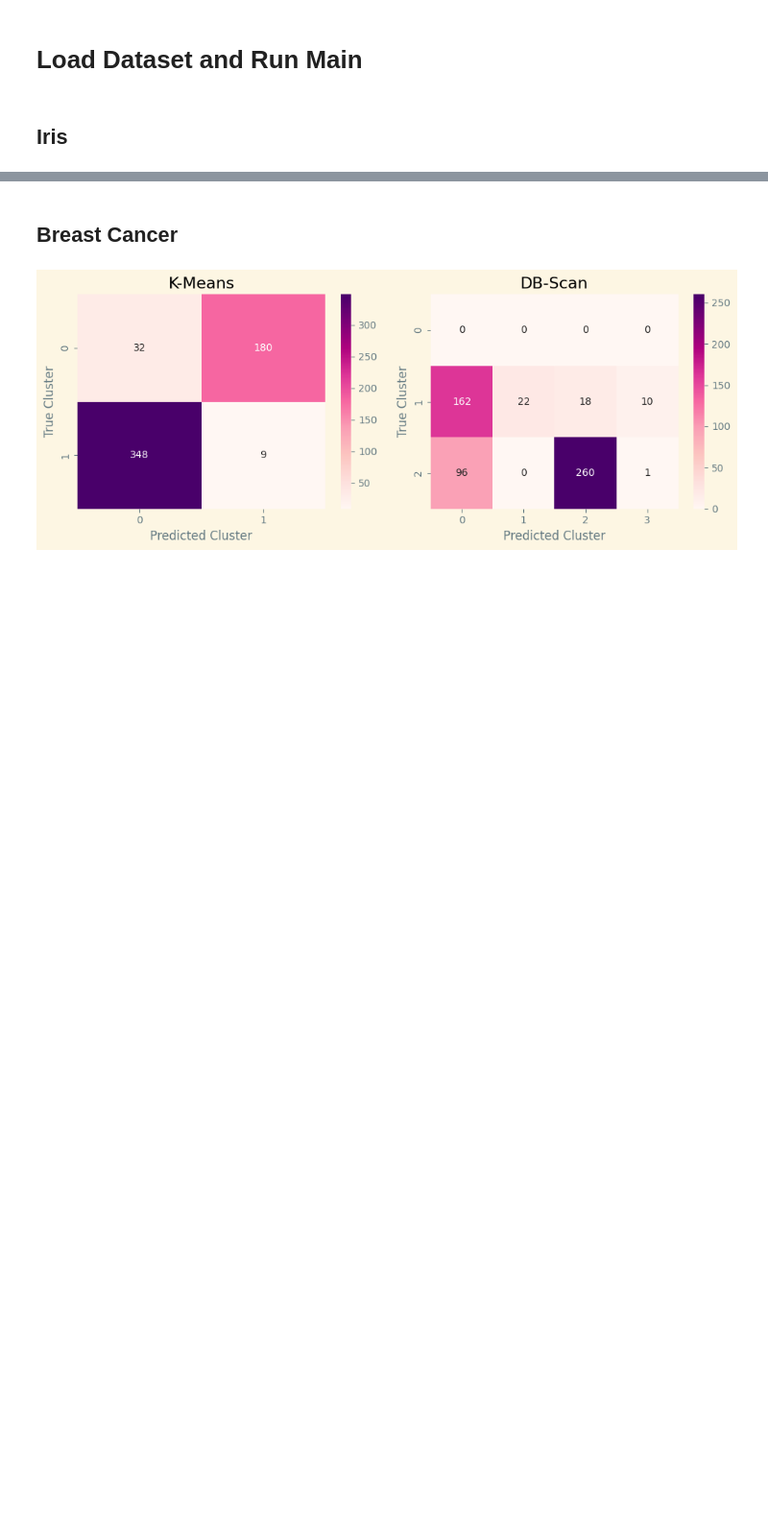
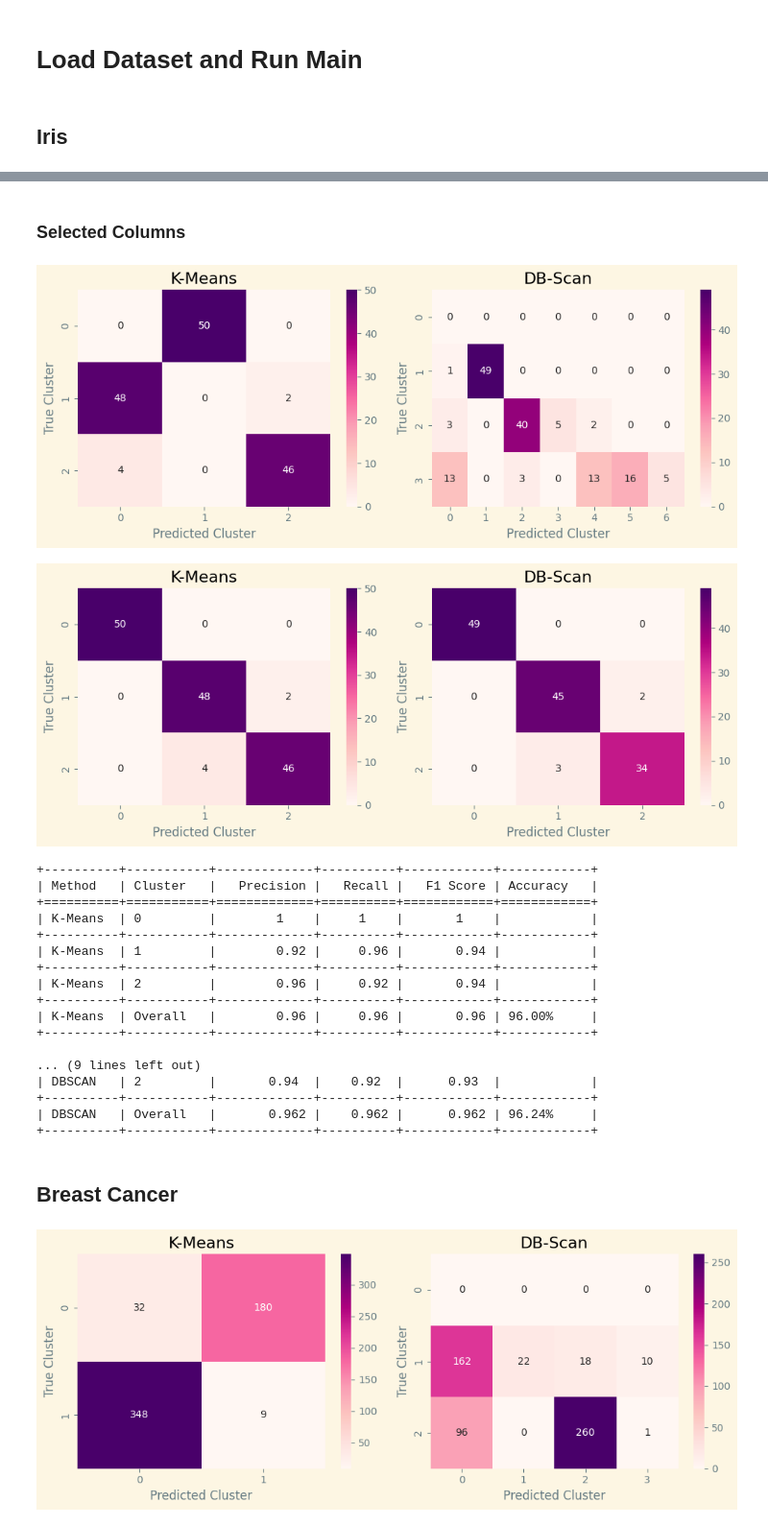
Before and after one commit to RezaTaheri01/my-ml-journey, a Jupyter notebook: Codes/ml_0004_clustering_classification_metrics_functional.ipynb, the cells around one changed output, grey strips where cells are left out. Shown at 96% size. Cells and saved outputs as stored; diff of their text form; code cells hidden in the pictures; blank space fills up the shorter version.

```diff
--- a/Codes/ml_0004_clustering_classification_metrics_functional.ipynb
+++ b/Codes/ml_0004_clustering_classification_metrics_functional.ipynb
@@ -225,6 +227,30 @@ main(X=X1, y_true=y1.to_numpy(), k=len(np.unique(y1)), eps=0.128)
 +----------+-----------+-------------+----------+------------+------------+
 | DBSCAN   | Overall   |       0.974 |    0.974 |      0.974 | 97.41%     |
 +----------+-----------+-------------+----------+------------+------------+
+# %% [markdown]
+### Selected Columns
+# %%
+main(X=X1.iloc[:, [2, 3]], y_true=y1.to_numpy(), k=len(np.unique(y1)), eps=0.0525, norm_model=MinMaxScaler())
+# %% [output]
+[figure, added]
+[figure, added]
++----------+-----------+-------------+----------+------------+------------+
+| Method   | Cluster   |   Precision |   Recall |   F1 Score | Accuracy   |
++==========+===========+=============+==========+============+============+
+| K-Means  | 0         |        1    |     1    |       1    |            |
++----------+-----------+-------------+----------+------------+------------+
+| K-Means  | 1         |        0.92 |     0.96 |       0.94 |            |
++----------+-----------+-------------+----------+------------+------------+
+| K-Means  | 2         |        0.96 |     0.92 |       0.94 |            |
++----------+-----------+-------------+----------+------------+------------+
+| K-Means  | Overall   |        0.96 |     0.96 |       0.96 | 96.00%     |
++----------+-----------+-------------+----------+------------+------------+
+
+... (9 lines left out)
+| DBSCAN   | 2         |       0.94  |    0.92  |      0.93  |            |
++----------+-----------+-------------+----------+------------+------------+
+| DBSCAN   | Overall   |       0.962 |    0.962 |      0.962 | 96.24%     |
++----------+-----------+-------------+----------+------------+------------+
 # %% [markdown]
 ## Breast Cancer
 # %%
```
Also changed, not shown: parts of 7 cells of this notebook.
